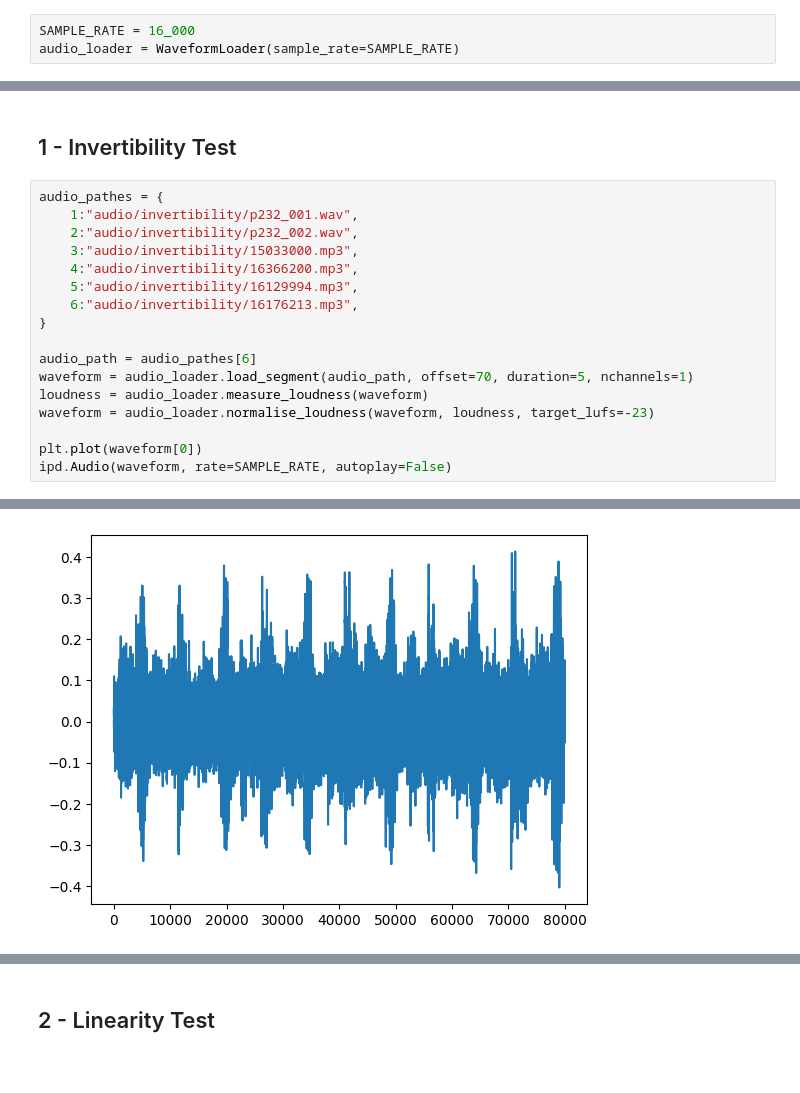
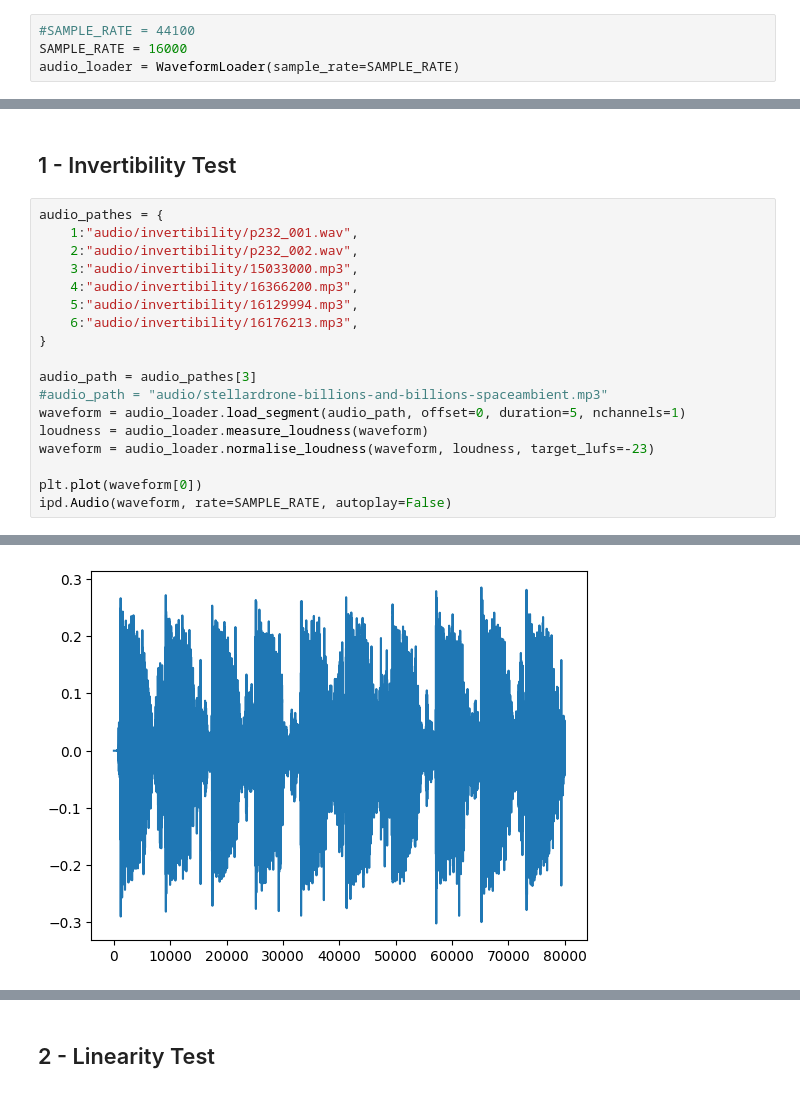
Before and after one commit to wkzng/iSincNet, a Jupyter notebook: demo.ipynb, the cells around one changed output, grey strips where cells are left out. Saved outputs shown, nothing was run; the diff lists cells and outputs as text.

```diff
--- a/demo.ipynb
+++ b/demo.ipynb
@@ -14,7 +14,8 @@ device
 # %% [output]
 device(type='cpu')
 # %%
-SAMPLE_RATE = 16_000
+#SAMPLE_RATE = 44100
+SAMPLE_RATE = 16000
 audio_loader = WaveformLoader(sample_rate=SAMPLE_RATE)
 # %% [output]
 Initializing PreprocessingWaveformLoader with sample rate sr:16000...
@@ -42,23 +44,24 @@ EPOCH 5 // NSTEP 13100
 # %%
 audio_pathes = {
     1:"audio/invertibility/p232_001.wav",
     2:"audio/invertibility/p232_002.wav",
     3:"audio/invertibility/15033000.mp3",
     4:"audio/invertibility/16366200.mp3",
     5:"audio/invertibility/16129994.mp3",
     6:"audio/invertibility/16176213.mp3",
 }
 
-audio_path = audio_pathes[6]
-waveform = audio_loader.load_segment(audio_path, offset=70, duration=5, nchannels=1)
+audio_path = audio_pathes[3]
+#audio_path = "audio/stellardrone-billions-and-billions-spaceambient.mp3"
+waveform = audio_loader.load_segment(audio_path, offset=0, duration=5, nchannels=1)
 loudness = audio_loader.measure_loudness(waveform)
 waveform = audio_loader.normalise_loudness(waveform, loudness, target_lufs=-23)
 
 plt.plot(waveform[0])
 ipd.Audio(waveform, rate=SAMPLE_RATE, autoplay=False)
 # %% [output]
 [interactive output not drawn]
-[figure, old version]
+[figure, new version]
 # %%
 eps=1e-8
 q_bits = 10
```
Also changed, not shown: parts of 4 cells of this notebook, 2 other files.
